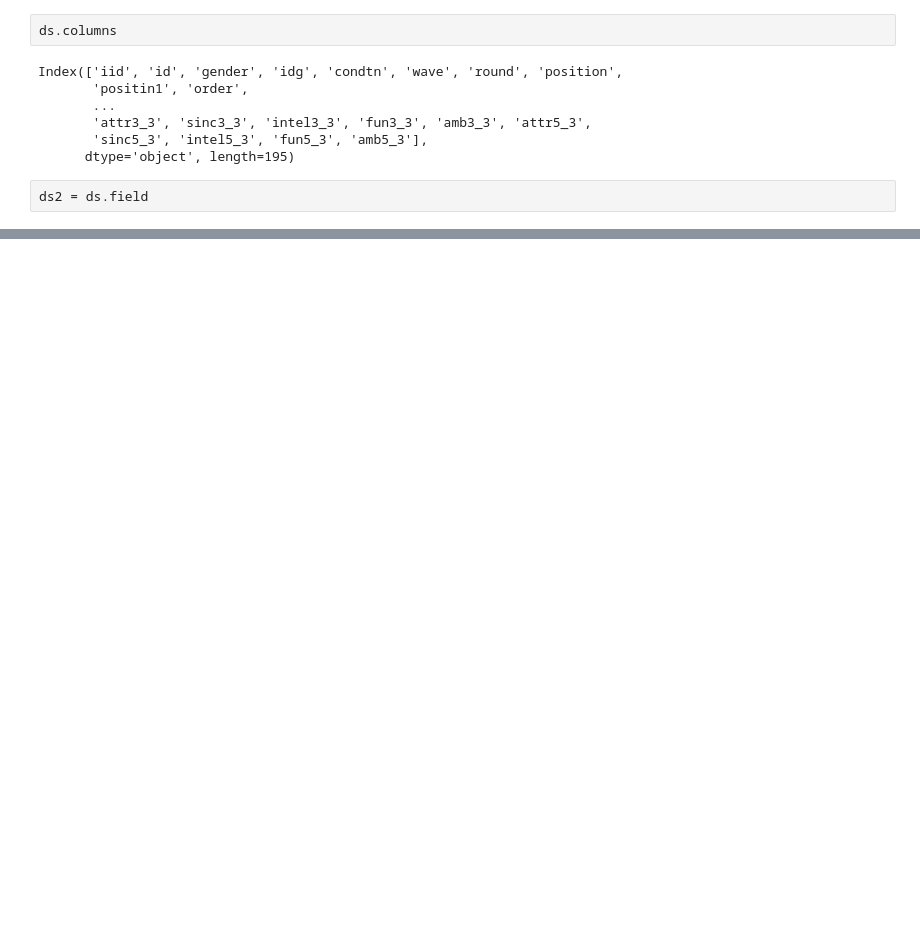
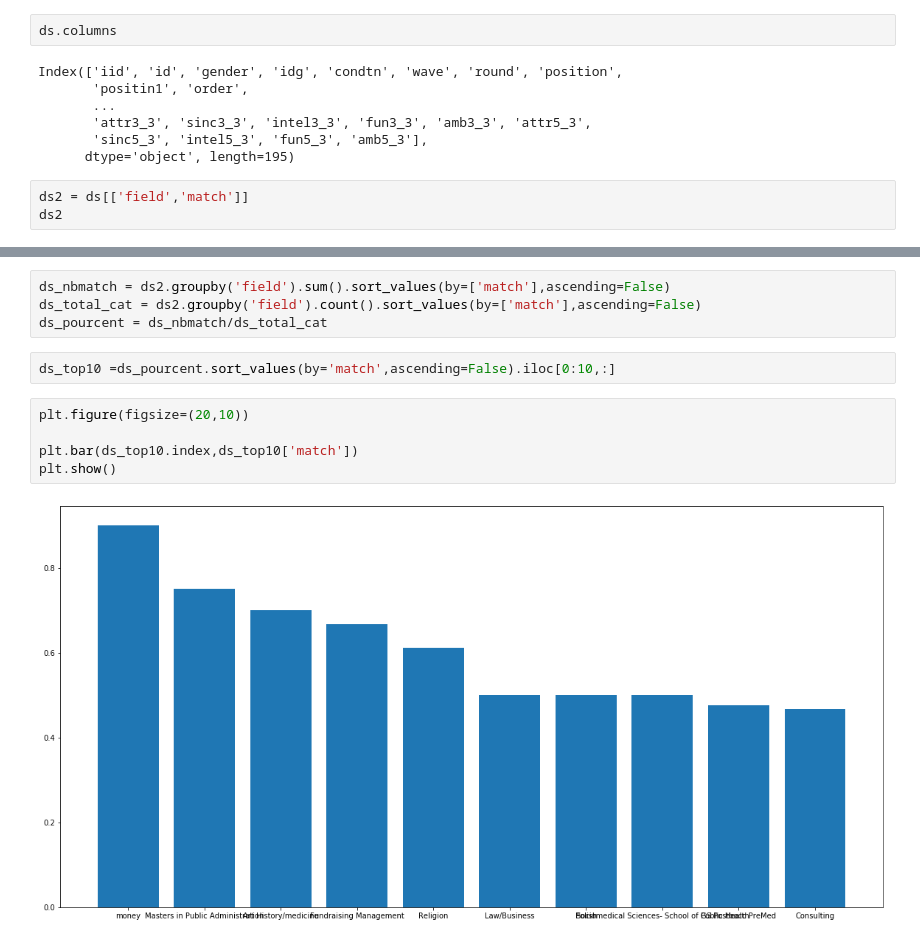
Before and after one commit to djockos/FullStack_S2_Projet_SpeedDating, a Jupyter notebook: FullStack_S2_Projet.ipynb, the cells around one changed output, grey strips where cells are left out. Cells and saved outputs as stored; diff of their text form; blank space fills up the shorter version.

```diff
--- a/FullStack_S2_Projet.ipynb
+++ b/FullStack_S2_Projet.ipynb
@@ -43,4 +26,5 @@ Index(['iid', 'id', 'gender', 'idg', 'condtn', 'wave', 'round', 'position',
        'sinc5_3', 'intel5_3', 'fun5_3', 'amb5_3'],
       dtype='object', length=195)
 # %%
-ds2 = ds.field
+ds2 = ds[['field','match']]
+ds2
@@ -63,0 +66,13 @@ Name: field, Length: 259, dtype: int64
+# %%
+ds_nbmatch = ds2.groupby('field').sum().sort_values(by=['match'],ascending=False)
+ds_total_cat = ds2.groupby('field').count().sort_values(by=['match'],ascending=False)
+ds_pourcent = ds_nbmatch/ds_total_cat
+# %%
+ds_top10 =ds_pourcent.sort_values(by='match',ascending=False).iloc[0:10,:]
+# %%
+plt.figure(figsize=(20,10))
+
+plt.bar(ds_top10.index,ds_top10['match'])
+plt.show()
+# %% [output]
+[figure, added]
```
Also changed, not shown: parts of 13 cells of this notebook.
